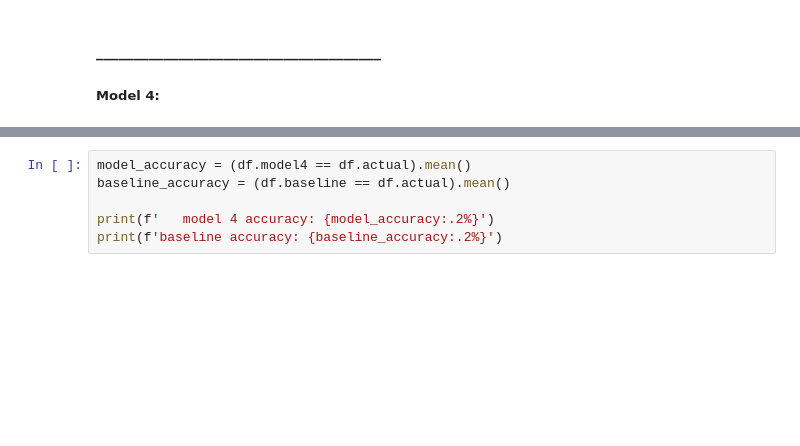
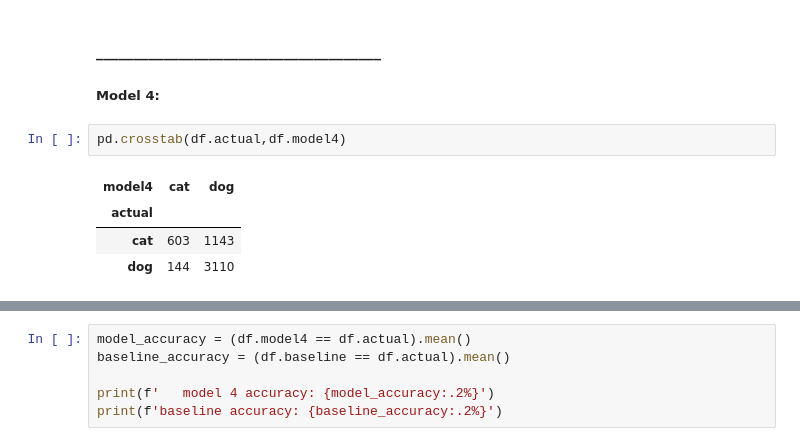
Before and after one commit to Marc-Aradillas/Classification_exercises.ipynb, a Jupyter notebook: model_evaluation.ipynb, the cells around one changed output, grey strips where cells are left out. Cells and saved outputs as stored; diff of their text form; blank space fills up the shorter version.

```diff
--- a/model_evaluation.ipynb
+++ b/model_evaluation.ipynb
@@ -462,3 +525,10 @@ baseline precision: 65.08%
 #### ______________________________________
 
 ##### **Model 4:**
+# %%
+pd.crosstab(df.actual,df.model4)
+# %% [output]
+| model4 | cat | dog |
+| actual |  |  |
+| cat | 603 | 1143 |
+| dog | 144 | 3110 |
```
Also changed, not shown: parts of 11 cells of this notebook.
